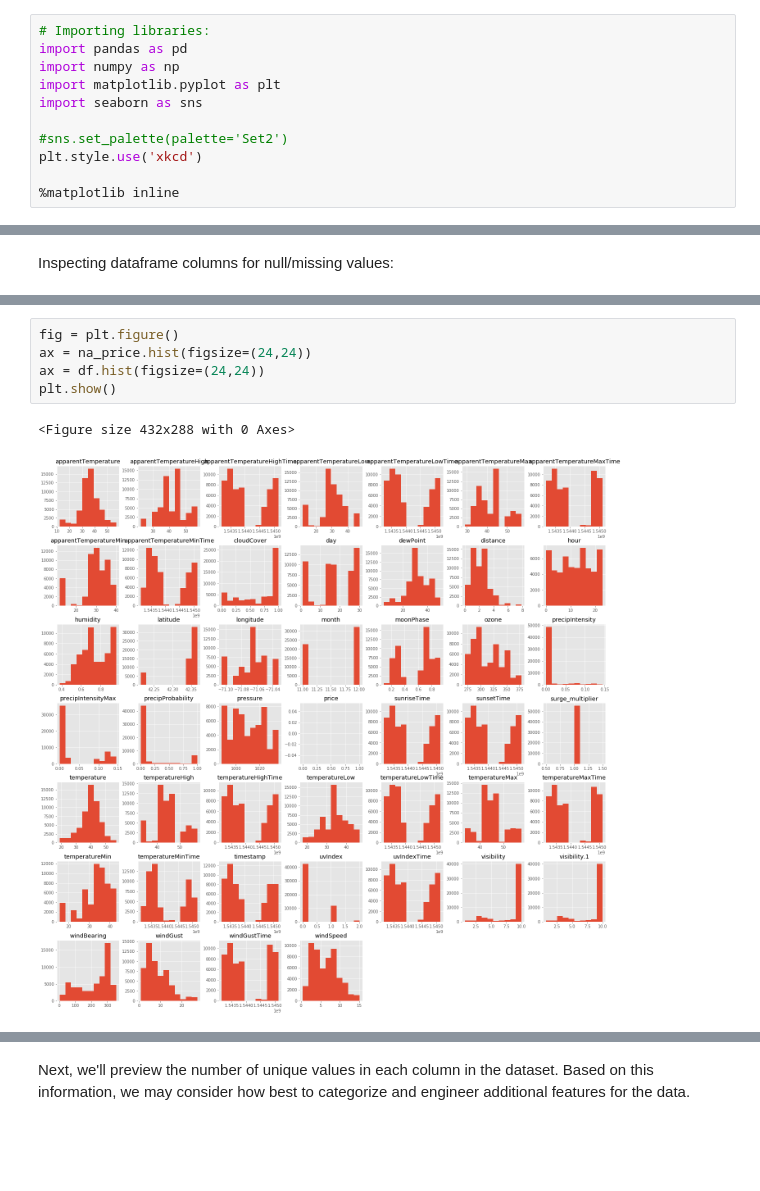
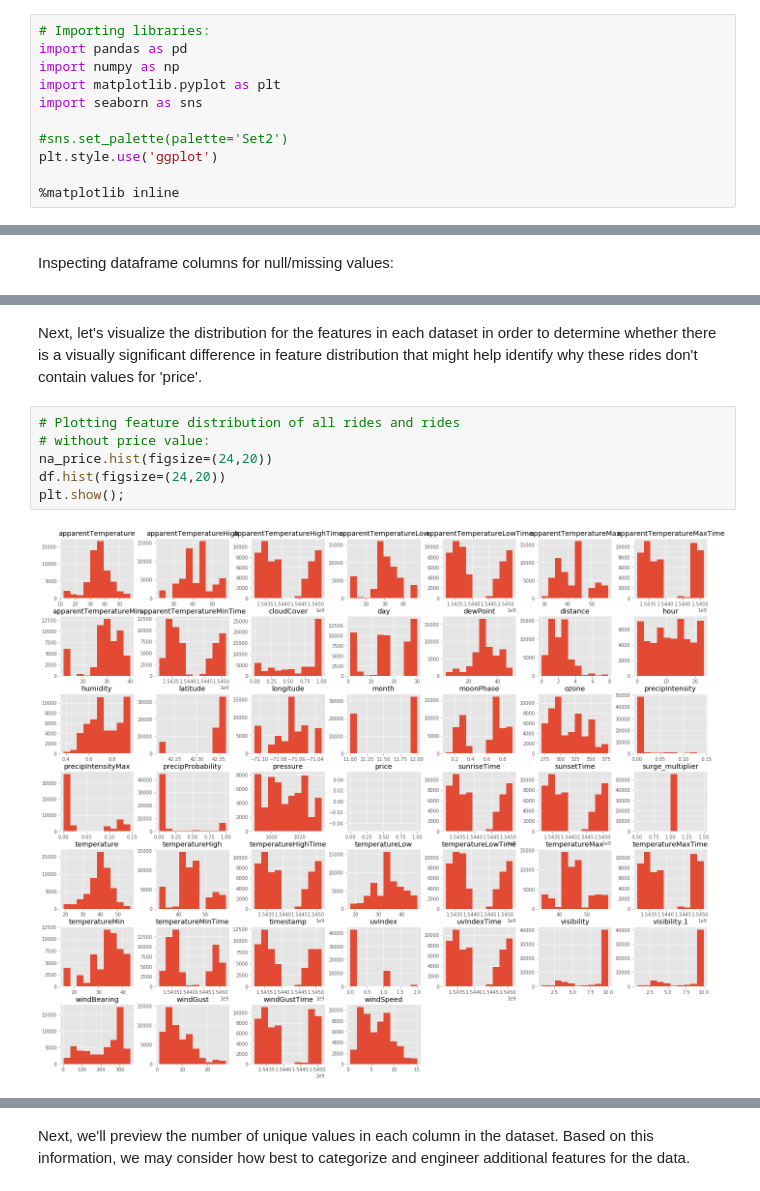
Before and after one commit to pawoody/Rideshare_Analysis, a Jupyter notebook: Boston_Rideshare_NB.ipynb, the cells around one changed output, grey strips where cells are left out. Saved outputs shown, nothing was run; the diff lists cells and outputs as text; blank space fills up the shorter version.

```diff
--- a/Boston_Rideshare_NB.ipynb
+++ b/Boston_Rideshare_NB.ipynb
@@ -22,6 +22,6 @@ import matplotlib.pyplot as plt
 import seaborn as sns
 
 #sns.set_palette(palette='Set2')
-plt.style.use('xkcd')
+plt.style.use('ggplot')
 
 %matplotlib inline
@@ -117,11 +114,13 @@ df.describe()
 | 75% | 1.544828e+09 | 18.000000 | 28.000000 | 12.000000 | 22.500000 | 2.920000 | 1.000000 | 42.364700 | -71.054200 | ... |
 | max | 1.545161e+09 | 23.000000 | 30.000000 | 12.000000 | 97.500000 | 7.860000 | 3.000000 | 42.366100 | -71.033000 | ... |
 8 rows × 46 columns
+# %% [markdown]
+Next, let's visualize the distribution for the features in each dataset in order to determine whether there is a visually significant difference in feature distribution that might help identify why these rides don't contain values for 'price'.
 # %%
-fig = plt.figure()
-ax = na_price.hist(figsize=(24,24))
-ax = df.hist(figsize=(24,24))
-plt.show()
+# Plotting feature distribution of all rides and rides
+# without price value:
+na_price.hist(figsize=(24,20))
+df.hist(figsize=(24,20))
+plt.show();
 # %% [output]
-<Figure size 432x288 with 0 Axes>
-[figure, old version]
+[figure, new version]
```
Also changed, not shown: parts of 54 cells of this notebook, 5 other files.
